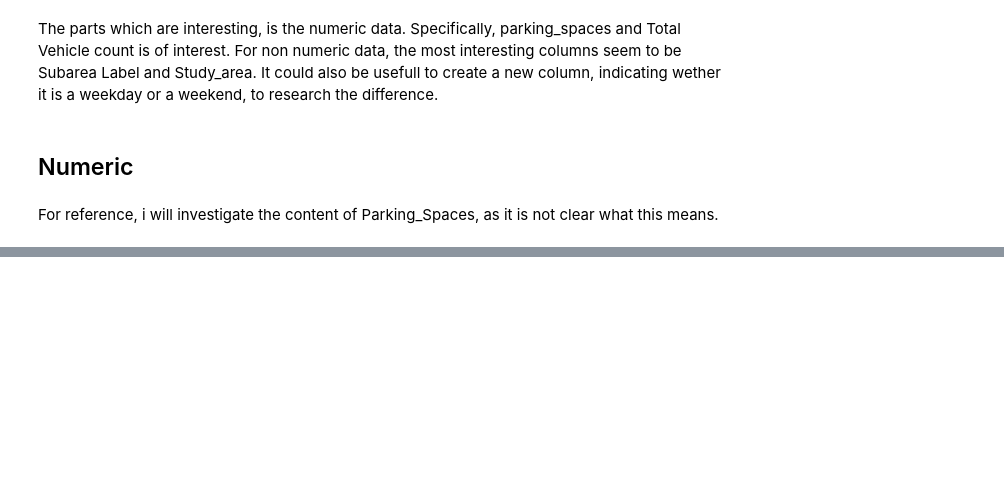
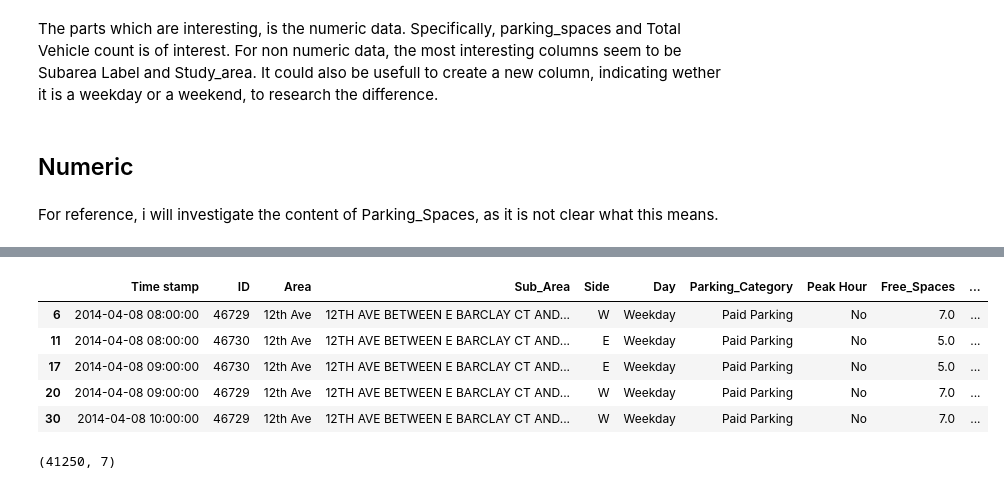
Before and after one commit to bok11/IS-Data-Analasys, a Jupyter notebook: Data Exploration (Part 2).ipynb, the cells around one changed output, grey strips where cells are left out. Cells and saved outputs as stored; diff of their text form; code cells hidden in the pictures; blank space fills up the shorter version.

```diff
--- a/Data Exploration (Part 2).ipynb
+++ b/Data Exploration (Part 2).ipynb
@@ -89,0 +133,13 @@ Event days
+# %%
+df['raw'][df['raw']['Sub_Area'] == '12TH AVE BETWEEN E BARCLAY CT AND E JAMES CT'].head()
+# %% [output]
+|  | Time stamp | ID | Area | Sub_Area | Side | Day | Parking_Category | Peak Hour | Free_Spaces | ... |
+| 6 | 2014-04-08 08:00:00 | 46729 | 12th Ave | 12TH AVE BETWEEN E BARCLAY CT AND... | W | Weekday | Paid Parking | No | 7.0 | ... |
+| 11 | 2014-04-08 08:00:00 | 46730 | 12th Ave | 12TH AVE BETWEEN E BARCLAY CT AND... | E | Weekday | Paid Parking | No | 5.0 | ... |
+| 17 | 2014-04-08 09:00:00 | 46730 | 12th Ave | 12TH AVE BETWEEN E BARCLAY CT AND... | E | Weekday | Paid Parking | No | 5.0 | ... |
+| 20 | 2014-04-08 09:00:00 | 46729 | 12th Ave | 12TH AVE BETWEEN E BARCLAY CT AND... | W | Weekday | Paid Parking | No | 7.0 | ... |
+| 30 | 2014-04-08 10:00:00 | 46729 | 12th Ave | 12TH AVE BETWEEN E BARCLAY CT AND... | W | Weekday | Paid Parking | No | 7.0 | ... |
+# %%
+df['raw'].shape
+# %% [output]
+(41250, 7)
```
Also changed, not shown: parts of 12 cells of this notebook, 4 other files.
